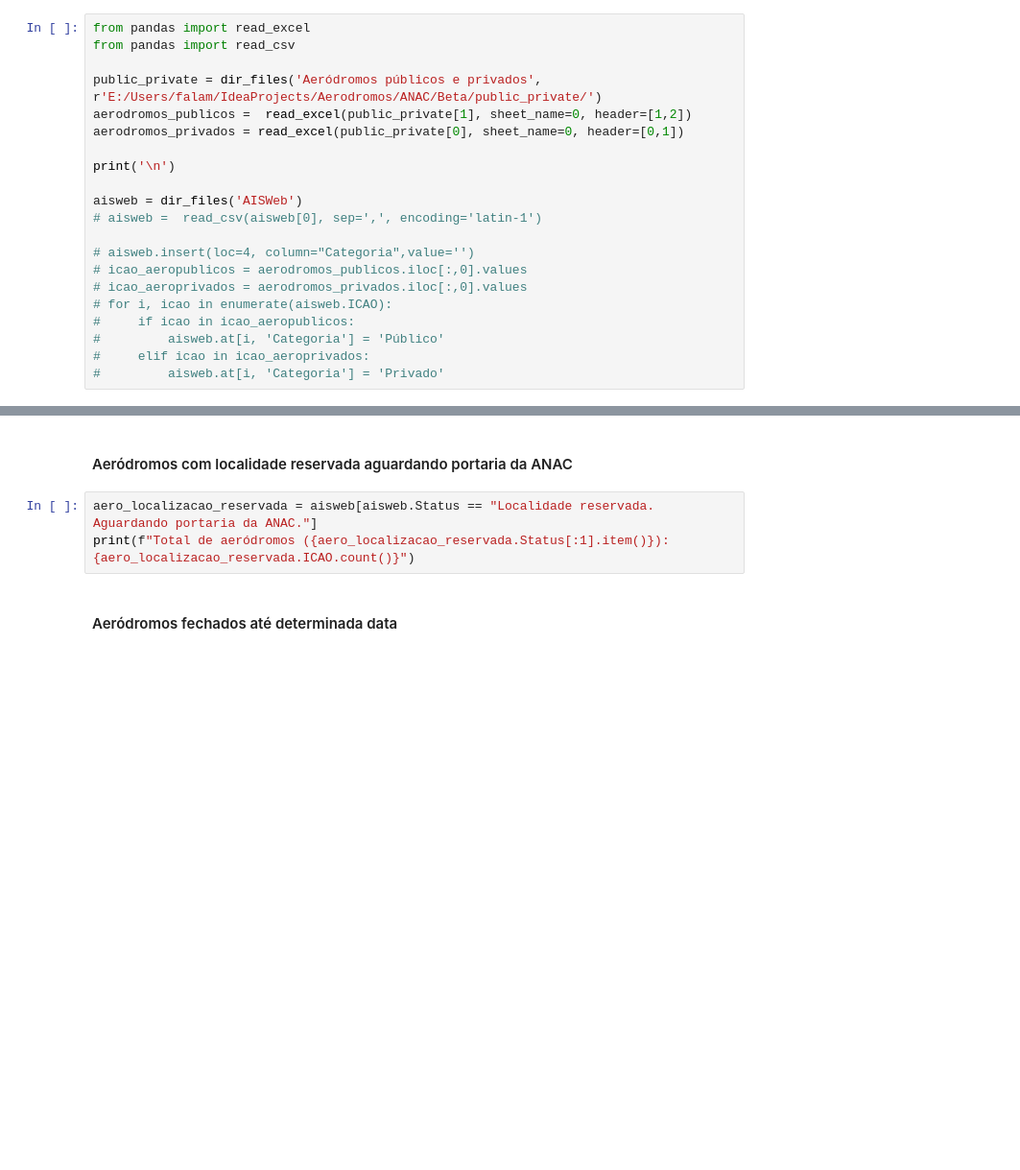
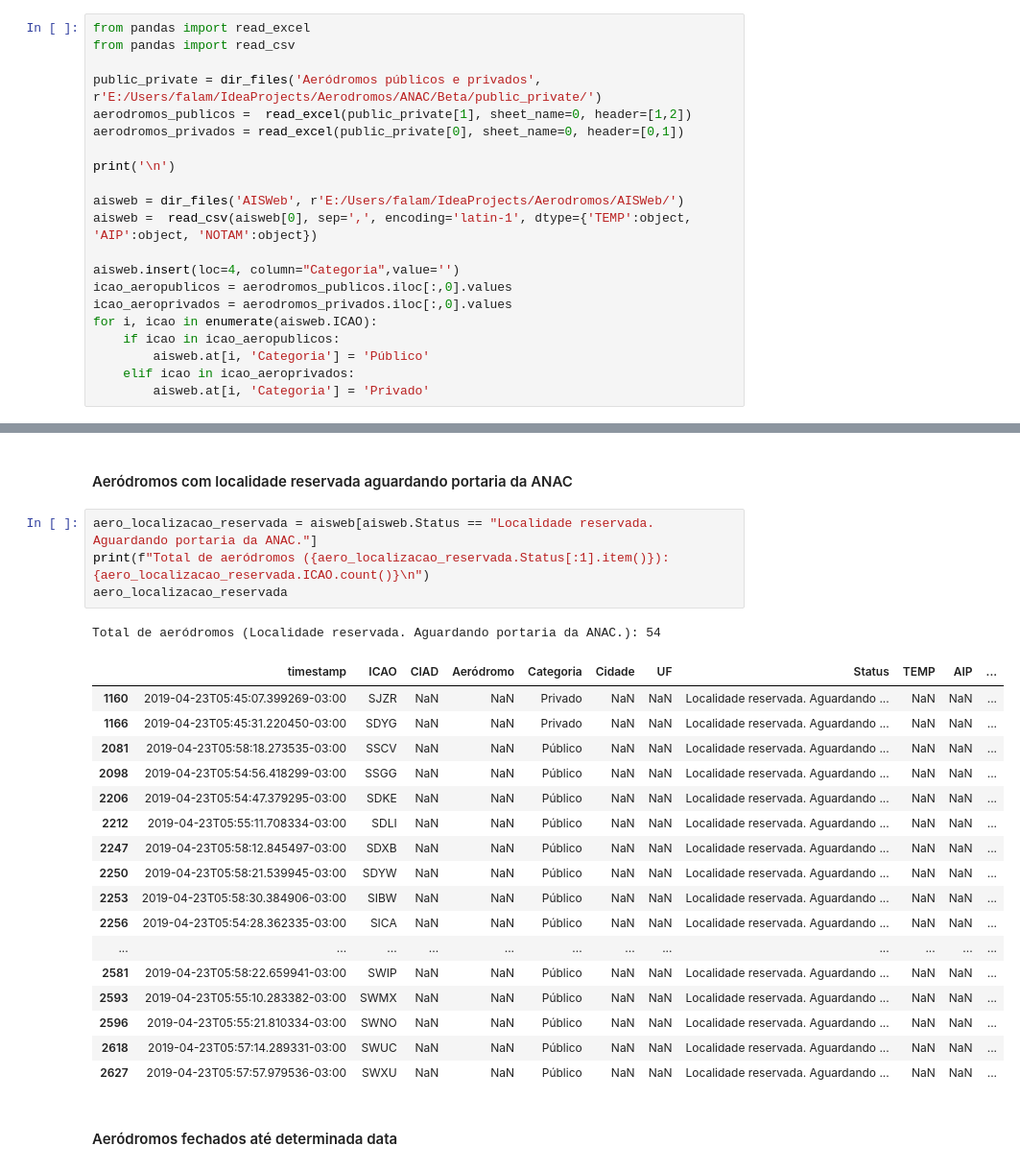
Before and after one commit to Falamarcao/Aerodromes, a Jupyter notebook: AISWeb/AD CLSD PBZPA/AD CLSD.ipynb, the cells around one changed output, grey strips where cells are left out. Shown at 96% size. Saved outputs shown, nothing was run; the diff lists cells and outputs as text; blank space fills up the shorter version.

Commit message:
AISWeb 23-04-2019 06:19

```diff
--- a/AISWeb/AD CLSD PBZPA/AD CLSD.ipynb
+++ b/AISWeb/AD CLSD PBZPA/AD CLSD.ipynb
@@ -20,17 +20,17 @@ aerodromos_privados = read_excel(public_private[0], sheet_name=0, header=[0,1])
 
 print('\n')
 
-aisweb = dir_files('AISWeb')
-# aisweb =  read_csv(aisweb[0], sep=',', encoding='latin-1')
+aisweb = dir_files('AISWeb', r'E:/Users/falam/IdeaProjects/Aerodromos/AISWeb/')
+aisweb =  read_csv(aisweb[0], sep=',', encoding='latin-1', dtype={'TEMP':object, 'AIP':object, 'NOTAM':object})
 
-# aisweb.insert(loc=4, column="Categoria",value='')
-# icao_aeropublicos = aerodromos_publicos.iloc[:,0].values
-# icao_aeroprivados = aerodromos_privados.iloc[:,0].values
-# for i, icao in enumerate(aisweb.ICAO):
-#     if icao in icao_aeropublicos:
-#         aisweb.at[i, 'Categoria'] = 'Público'
-#     elif icao in icao_aeroprivados:
-#         aisweb.at[i, 'Categoria'] = 'Privado'
+aisweb.insert(loc=4, column="Categoria",value='')
+icao_aeropublicos = aerodromos_publicos.iloc[:,0].values
+icao_aeroprivados = aerodromos_privados.iloc[:,0].values
+for i, icao in enumerate(aisweb.ICAO):
+    if icao in icao_aeropublicos:
+        aisweb.at[i, 'Categoria'] = 'Público'
+    elif icao in icao_aeroprivados:
+        aisweb.at[i, 'Categoria'] = 'Privado'
 # %% [output]
 Aeródromos públicos e privados: E:/Users/falam/IdeaProjects/Aerodromos/ANAC/Beta/public_private/Aeródromos Privados_28MAR2019.xls, E:/Users/falam/IdeaProjects/Aerodromos/ANAC/Beta/public_private/Aeród ...
 
@@ -58,7 +96,27 @@ print(f"Total de aeródromos ({aero_localizacao_cancelada.Status[:1].item()}): {
 #### Aeródromos com localidade reservada aguardando portaria da ANAC
 # %%
 aero_localizacao_reservada = aisweb[aisweb.Status == "Localidade reservada. Aguardando portaria da ANAC."]
-print(f"Total de aeródromos ({aero_localizacao_reservada.Status[:1].item()}): {aero_localizacao_reservada.ICAO.count()}")
+print(f"Total de aeródromos ({aero_localizacao_reservada.Status[:1].item()}): {aero_localizacao_reservada.ICAO.count()}\n")
+aero_localizacao_reservada
+# %% [output]
+Total de aeródromos (Localidade reservada. Aguardando portaria da ANAC.): 54
+|  | timestamp | ICAO | CIAD | Aeródromo | Categoria | Cidade | UF | Status | TEMP | AIP | ... |
+| 1160 | 2019-04-23T05:45:07.399269-03:00 | SJZR | NaN | NaN | Privado | NaN | NaN | Localidade reservada. Aguardando ... | NaN | NaN | ... |
+| 1166 | 2019-04-23T05:45:31.220450-03:00 | SDYG | NaN | NaN | Privado | NaN | NaN | Localidade reservada. Aguardando ... | NaN | NaN | ... |
+| 2081 | 2019-04-23T05:58:18.273535-03:00 | SSCV | NaN | NaN | Público | NaN | NaN | Localidade reservada. Aguardando ... | NaN | NaN | ... |
+| 2098 | 2019-04-23T05:54:56.418299-03:00 | SSGG | NaN | NaN | Público | NaN | NaN | Localidade reservada. Aguardando ... | NaN | NaN | ... |
+| 2206 | 2019-04-23T05:54:47.379295-03:00 | SDKE | NaN | NaN | Público | NaN | NaN | Localidade reservada. Aguardando ... | NaN | NaN | ... |
+| 2212 | 2019-04-23T05:55:11.708334-03:00 | SDLI | NaN | NaN | Público | NaN | NaN | Localidade reservada. Aguardando ... | NaN | NaN | ... |
+| 2247 | 2019-04-23T05:58:12.845497-03:00 | SDXB | NaN | NaN | Público | NaN | NaN | Localidade reservada. Aguardando ... | NaN | NaN | ... |
+| 2250 | 2019-04-23T05:58:21.539945-03:00 | SDYW | NaN | NaN | Público | NaN | NaN | Localidade reservada. Aguardando ... | NaN | NaN | ... |
+| 2253 | 2019-04-23T05:58:30.384906-03:00 | SIBW | NaN | NaN | Público | NaN | NaN | Localidade reservada. Aguardando ... | NaN | NaN | ... |
+| 2256 | 2019-04-23T05:54:28.362335-03:00 | SICA | NaN | NaN | Público | NaN | NaN | Localidade reservada. Aguardando ... | NaN | NaN | ... |
+| ... | ... | ... | ... | ... | ... | ... | ... | ... | ... | ... | ... |
+| 2581 | 2019-04-23T05:58:22.659941-03:00 | SWIP | NaN | NaN | Público | NaN | NaN | Localidade reservada. Aguardando ... | NaN | NaN | ... |
+| 2593 | 2019-04-23T05:55:10.283382-03:00 | SWMX | NaN | NaN | Público | NaN | NaN | Localidade reservada. Aguardando ... | NaN | NaN | ... |
+| 2596 | 2019-04-23T05:55:21.810334-03:00 | SWNO | NaN | NaN | Público | NaN | NaN | Localidade reservada. Aguardando ... | NaN | NaN | ... |
+| 2618 | 2019-04-23T05:57:14.289331-03:00 | SWUC | NaN | NaN | Público | NaN | NaN | Localidade reservada. Aguardando ... | NaN | NaN | ... |
+| 2627 | 2019-04-23T05:57:57.979536-03:00 | SWXU | NaN | NaN | Público | NaN | NaN | Localidade reservada. Aguardando ... | NaN | NaN | ... |
 # %% [markdown]
 #### Aeródromos fechados até determinada data
 # %%
```
Also changed, not shown: parts of 30 cells of this notebook, 1 other file.
